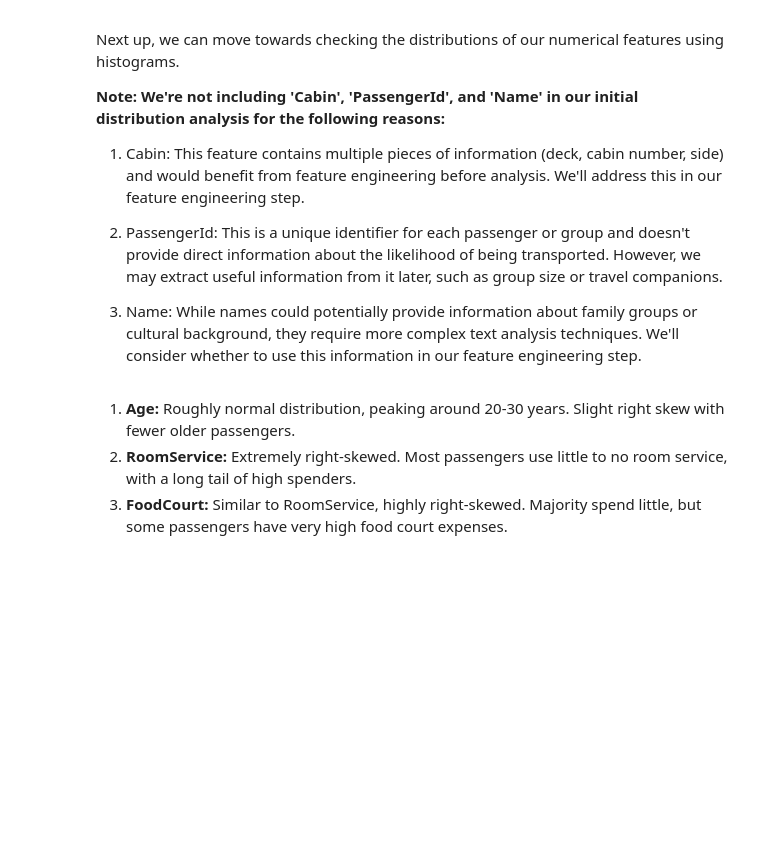
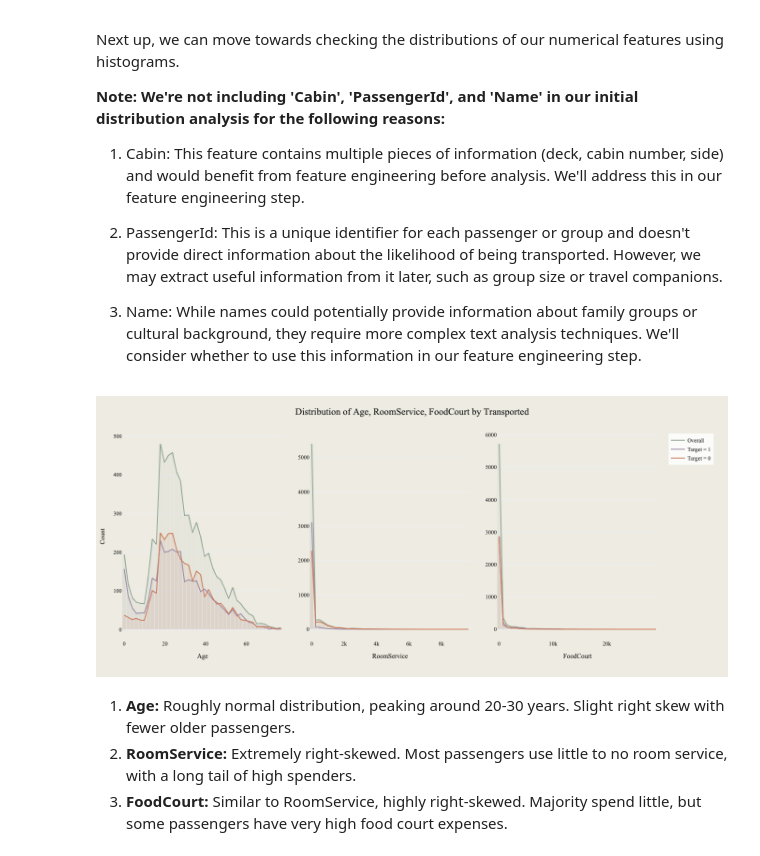
Before and after one commit to vytautas-bunevicius/kaggle-spaceship-titanic, a Jupyter notebook: notebooks/spaceship_titanic_analysis.ipynb, the cells around one changed output. Saved outputs shown, nothing was run; the diff lists cells and outputs as text; code cells hidden in the pictures; blank space fills up the shorter version.

```diff
--- a/notebooks/spaceship_titanic_analysis.ipynb
+++ b/notebooks/spaceship_titanic_analysis.ipynb
@@ -237,5 +247,9 @@ plot_combined_histograms(
     save_path="../images/numerical_features_one.png",
 )
+# %%
+Image(filename="../images/numerical_features_one.png")
+# %% [output]
+[figure, added]
 # %% [markdown]
 1. **Age:** Roughly normal distribution, peaking around 20-30 years. Slight right skew with fewer older passengers.
 2. **RoomService:** Extremely right-skewed. Most passengers use little to no room service, with a long tail of high spenders.
```
Also changed, not shown: parts of 11 cells of this notebook, 4 other files.
